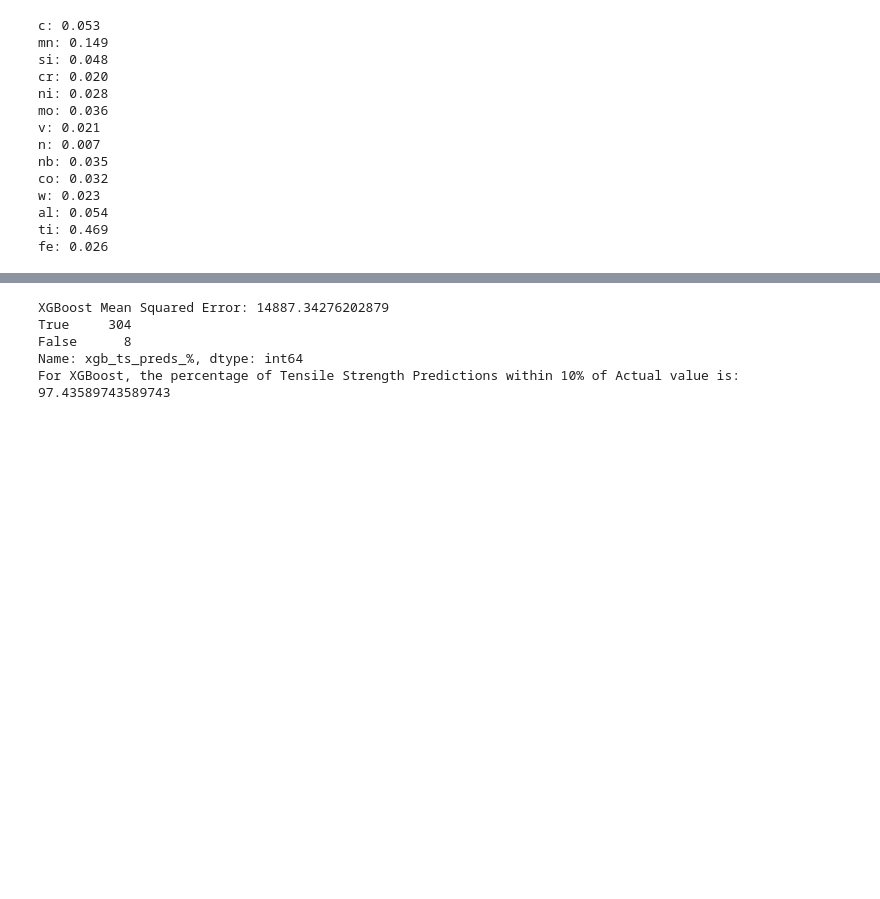
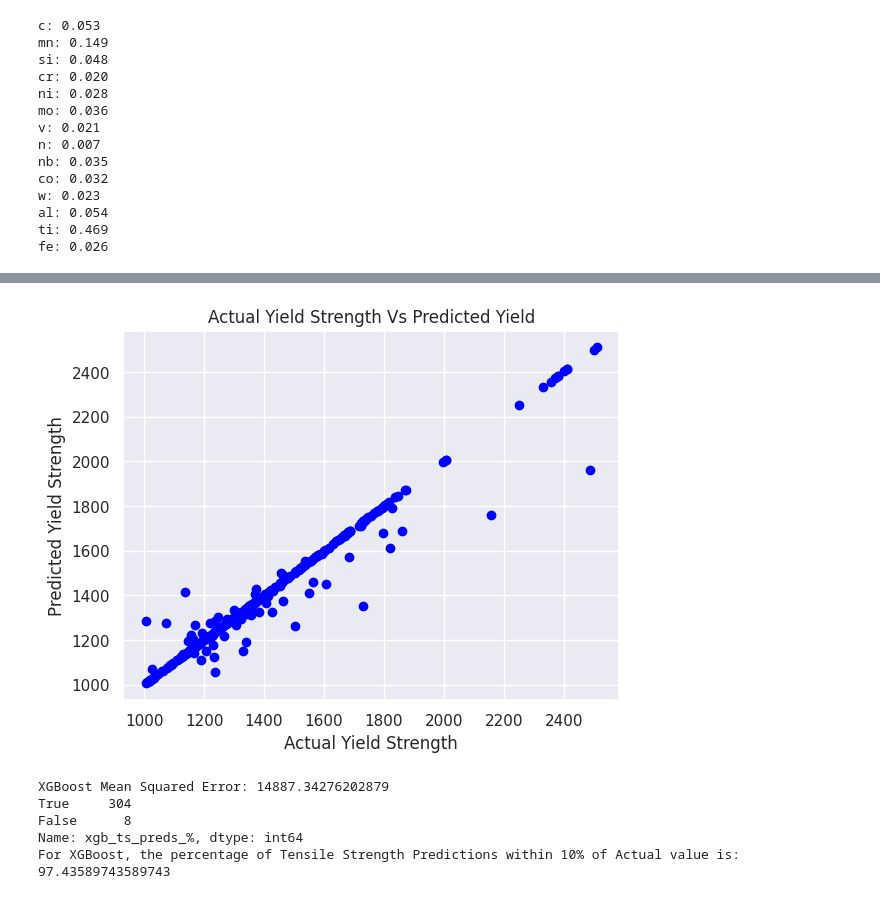
Before and after one commit to JMGErie/Module-24-Final-Capstone-Project, a Jupyter notebook: Steel_XGB_(1).ipynb, the cells around one changed output, grey strips where cells are left out. Saved outputs shown, nothing was run; the diff lists cells and outputs as text; code cells hidden in the pictures; blank space fills up the shorter version.

Commit message:
Added error visualization in order to better understand the model performance.

```diff
--- a/Steel_XGB_(1).ipynb
+++ b/Steel_XGB_(1).ipynb
@@ -37,6 +70,6 @@ import shap
 # %%
 # loading the downloaded CSV file into a Pandas DataFrame
-steel = pd.read_csv('/content/steel_strength.csv')
+steel = pd.read_csv('/steel_strength.csv')
 
 # Set the "formula" column as the index
 steel.set_index("formula", inplace=True)
@@ -186,3 +239,13 @@ shap.summary_plot(shap_values, X)
+# %%
+# Visualizing for which Yield Strentgh resulted in the greatest error. In a perfect world the line should be a straigh diagonal line (1:1)
+plt.scatter(x = steel["yield strength"], y= steel["xgb_ys_preds"], c ="blue")
+plt.title('Actual Yield Strength Vs Predicted Yield')
+plt.xlabel('Actual Yield Strength')
+plt.ylabel('Predicted Yield Strength')
+# To show the plot
+plt.show()
+# %% [output]
+[figure, added]
 # %%
 #Tensile Strngth Modeling
 # %%
```
Also changed, not shown: parts of 4 cells of this notebook.
